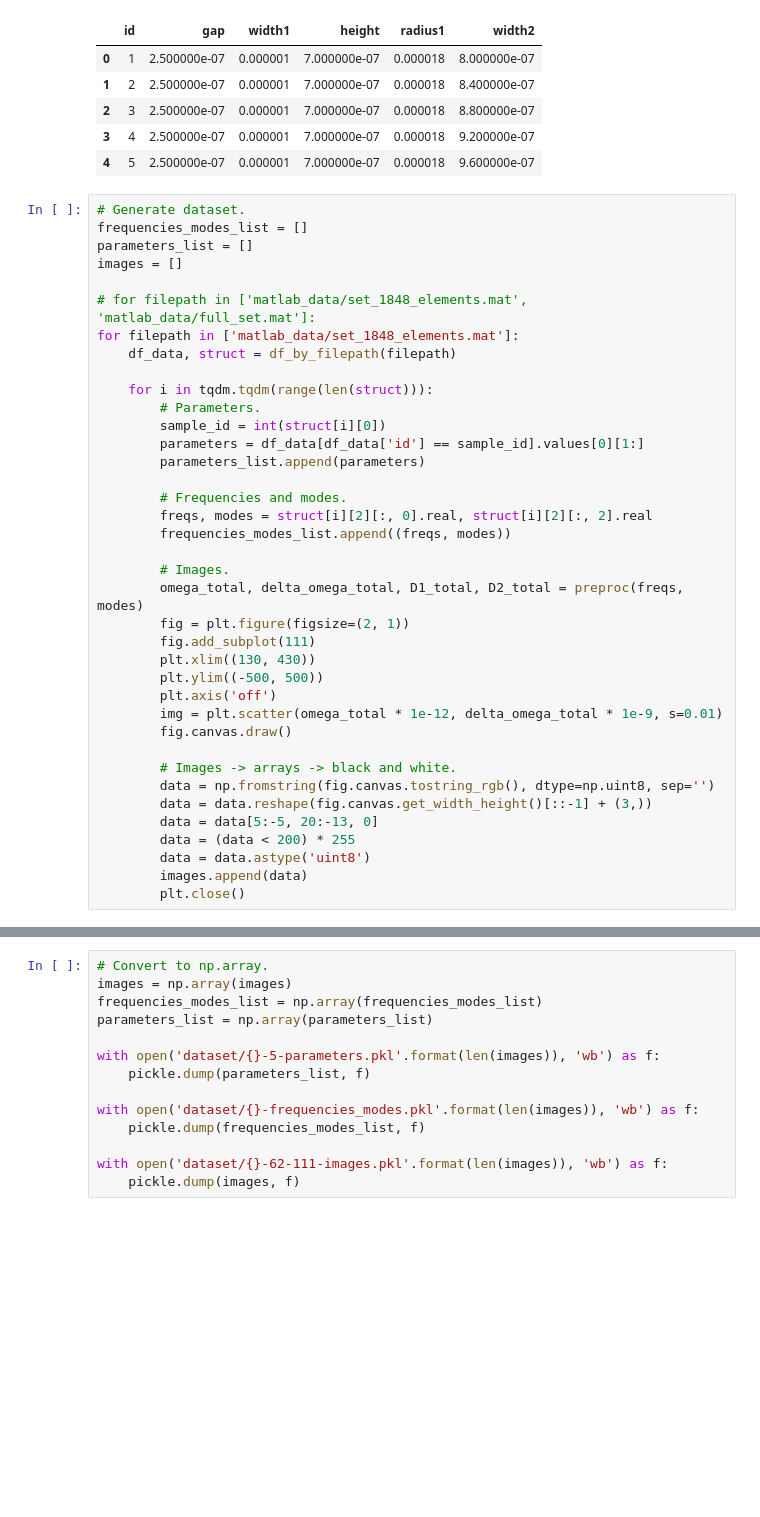
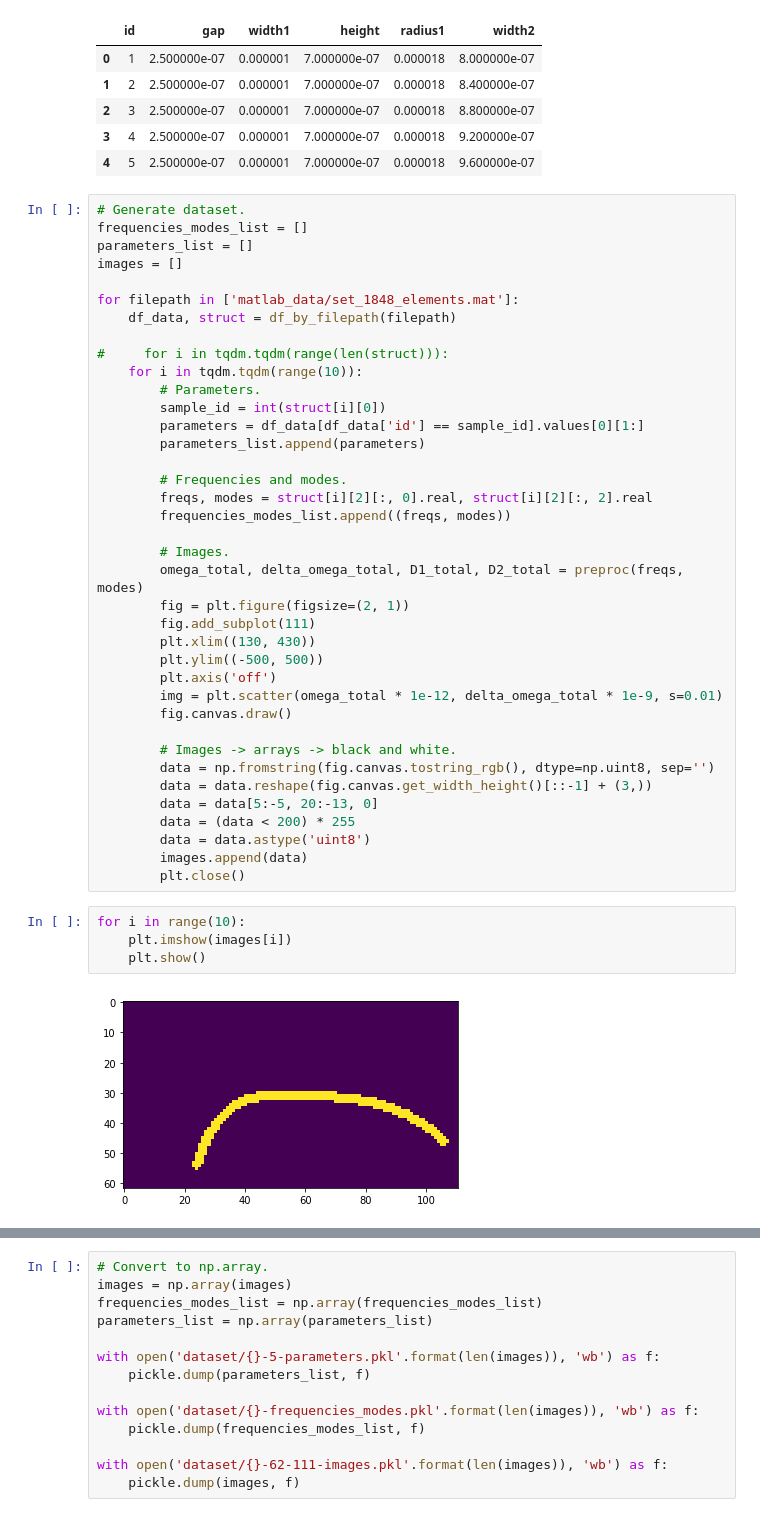
Before and after one commit to akarazeev/REDE, a Jupyter notebook: utils/prepare_dataset.ipynb, the cells around one changed output, grey strips where cells are left out. Drawn from its saved outputs; the diff is of its cells as text; blank space fills up the shorter version.

Commit message:
Add plotting of figures

```diff
--- a/utils/prepare_dataset.ipynb
+++ b/utils/prepare_dataset.ipynb
@@ -115,11 +126,11 @@ frequencies_modes_list = []
 parameters_list = []
 images = []
 
-# for filepath in ['matlab_data/set_1848_elements.mat', 'matlab_data/full_set.mat']:
 for filepath in ['matlab_data/set_1848_elements.mat']:
     df_data, struct = df_by_filepath(filepath)
 
-    for i in tqdm.tqdm(range(len(struct))):
+#     for i in tqdm.tqdm(range(len(struct))):
+    for i in tqdm.tqdm(range(10)):
         # Parameters.
         sample_id = int(struct[i][0])
         parameters = df_data[df_data['id'] == sample_id].values[0][1:]
@@ -147,3 +158,9 @@ for filepath in ['matlab_data/set_1848_elements.mat']:
         data = data.astype('uint8')
         images.append(data)
         plt.close()
+# %%
+for i in range(10):
+    plt.imshow(images[i])
+    plt.show()
+# %% [output]
+[figure, added]
```
Also changed, not shown: parts of 3 cells of this notebook.
